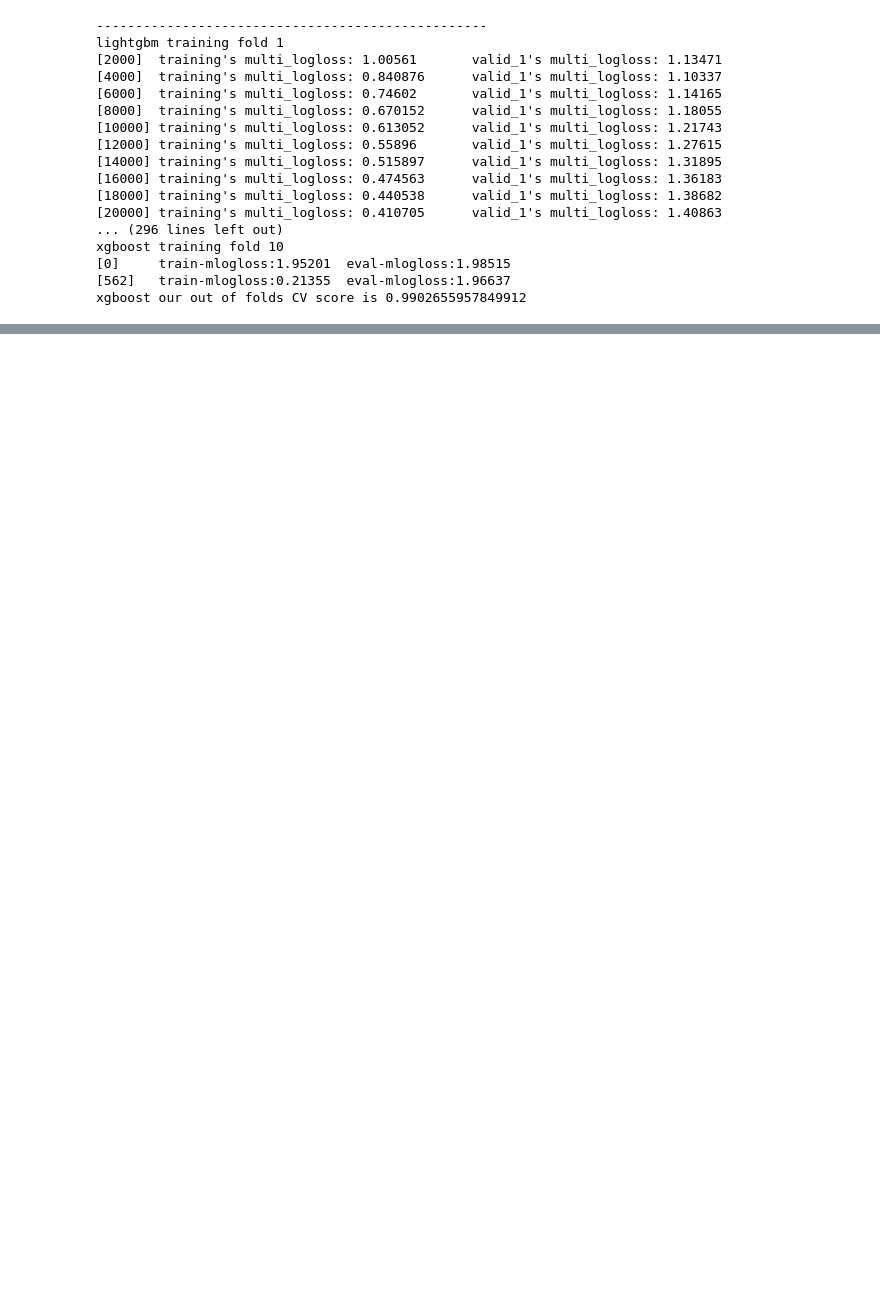
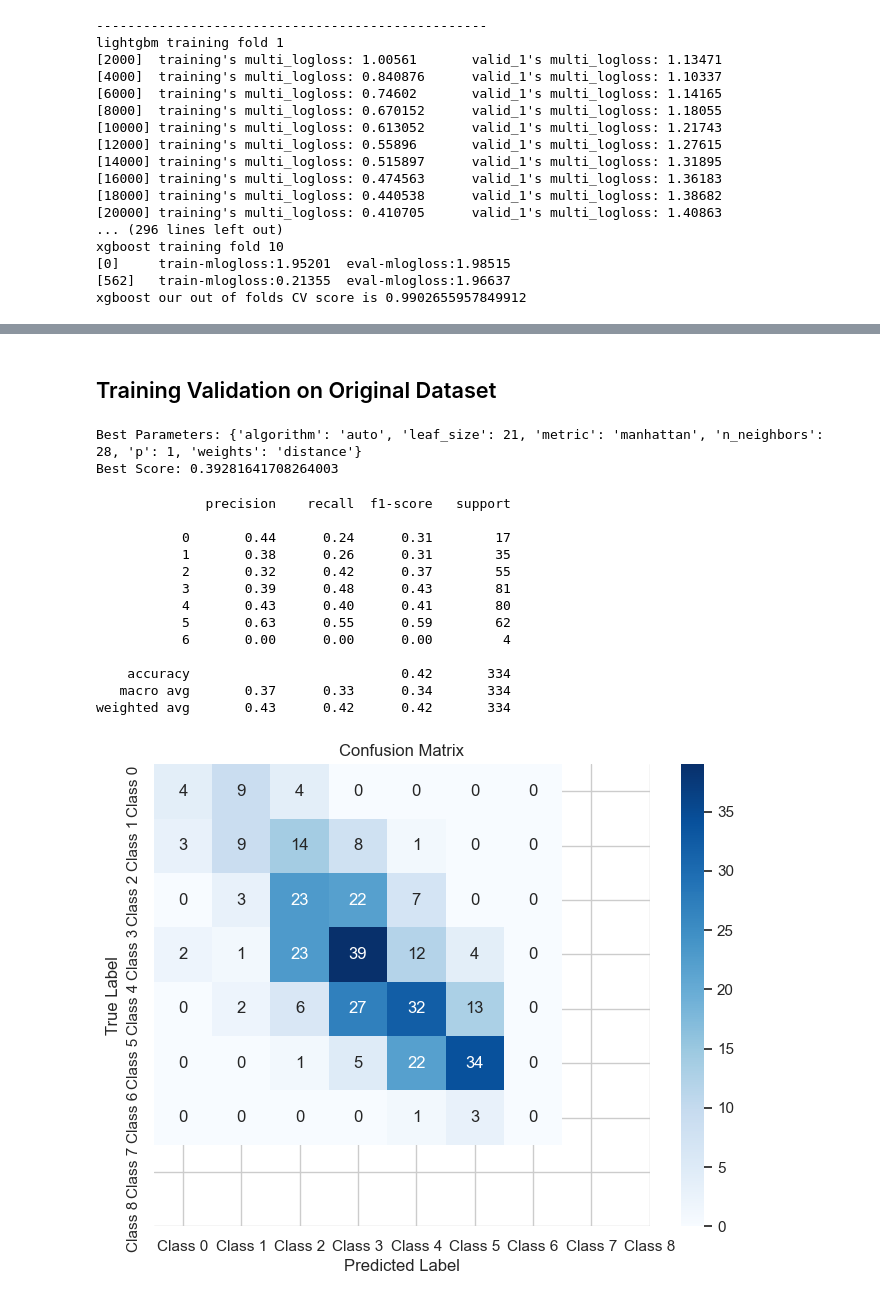
Before and after one commit to shauryat1298/EG-Assessment, a Jupyter notebook: Analysis.ipynb, the cells around one changed output, grey strips where cells are left out. Saved outputs shown, nothing was run; the diff lists cells and outputs as text; code cells hidden in the pictures; blank space fills up the shorter version.

```diff
--- a/Analysis.ipynb
+++ b/Analysis.ipynb
@@ -1066,0 +1143,58 @@ weighted avg       0.54      0.57      0.54       568
+# %% [markdown]
+## Training Validation on Original Dataset
+# %%
+df_knn = df.dropna()
+# %%
+X = df_knn.drop(['LeagueIndex', 'GameID'], axis=1)
+y = df_knn['LeagueIndex']
+
+X_train, X_test, y_train, y_test = train_test_split(X, y, test_size=0.1, stratify=y, random_state=42)
+# %%
+# Define the parameter grid for KNN
+param_grid = {
+    'n_neighbors': randint(1, 30),
+    'weights': ['uniform', 'distance'],
+    'p': [1, 2],
+    'leaf_size': randint(20, 50),
+    'algorithm': ['auto', 'ball_tree', 'kd_tree', 'brute'],
+    'metric': ['euclidean', 'manhattan']
+}
+
+# Create the KNN model
+knn = KNeighborsClassifier()
+
+# Create the RandomizedSearchCV object
+random_search = RandomizedSearchCV(knn, param_distributions=param_grid, n_iter=20, cv=5, random_state=42)
+
+# Fit the RandomizedSearchCV object to the training data
+random_search.fit(X_train, y_train)
+
+# Print the best parameters and best score
+print("Best Parameters:", random_search.best_params_)
+print("Best Score:", random_search.best_score_)
+
+# Get the best model from the RandomizedSearchCV
+best_knn = random_search.best_estimator_
+
+# Predict the target variable using the best model
+y_pred = best_knn.predict(X_test)
+# %% [output]
+Best Parameters: {'algorithm': 'auto', 'leaf_size': 21, 'metric': 'manhattan', 'n_neighbors': 28, 'p': 1, 'weights': 'distance'}
+Best Score: 0.39281641708264003
+# %%
+evaluation(y_test,y_pred,"KNN on smote")
+# %% [output]
+              precision    recall  f1-score   support
+
+           0       0.44      0.24      0.31        17
+           1       0.38      0.26      0.31        35
+           2       0.32      0.42      0.37        55
+           3       0.39      0.48      0.43        81
+           4       0.43      0.40      0.41        80
+           5       0.63      0.55      0.59        62
+           6       0.00      0.00      0.00         4
+
+    accuracy                           0.42       334
+   macro avg       0.37      0.33      0.34       334
+weighted avg       0.43      0.42      0.42       334
+[figure, added]
```
Also changed, not shown: parts of 119 cells of this notebook.
